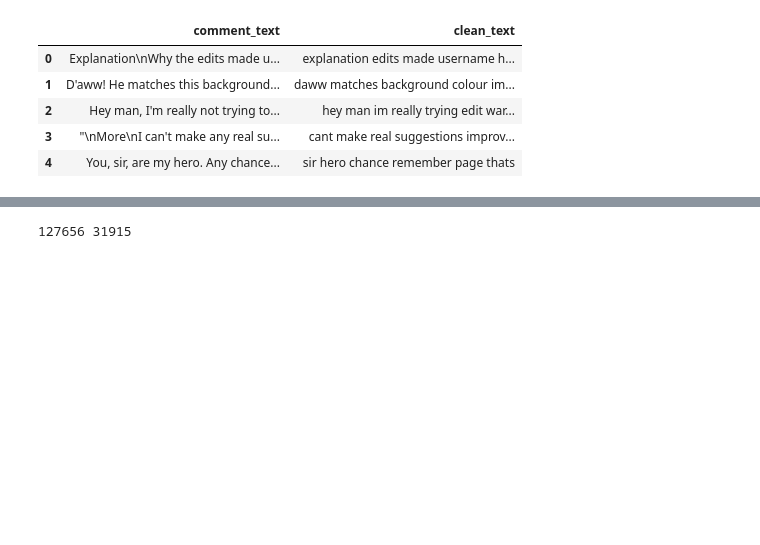
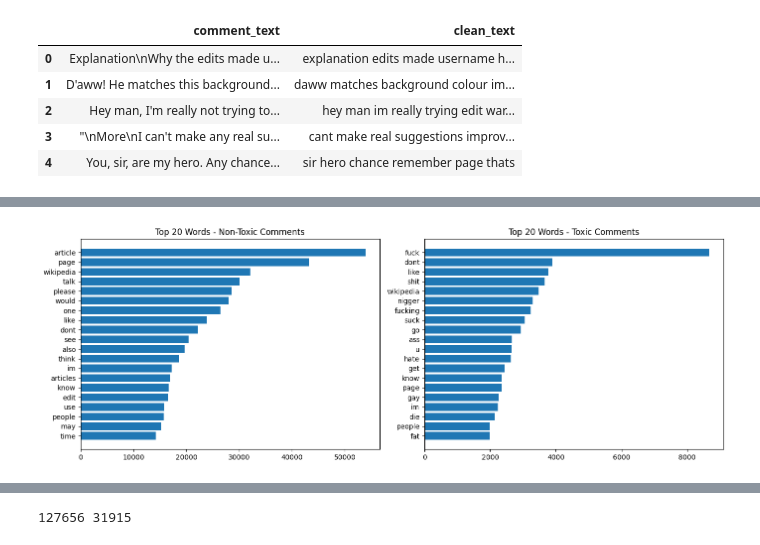
Before and after one commit to jasrulete/toxic-comment-detector, a Jupyter notebook: notebooks/toxic_comment_training.ipynb, the cells around one changed output, grey strips where cells are left out. Cells and saved outputs as stored; diff of their text form; code cells hidden in the pictures; blank space fills up the shorter version.

```diff
--- a/notebooks/toxic_comment_training.ipynb
+++ b/notebooks/toxic_comment_training.ipynb
@@ -72,0 +145,24 @@ df[["comment_text", "clean_text"]].head() # Compare original and cleaned text
+# %%
+# Top 20 words in toxic vs non-toxic comments
+from collections import Counter
+
+toxic_text = " ".join(df[df["label"] == 1]["clean_text"].dropna()).split()
+non_toxic_text = " ".join(df[df["label"] == 0]["clean_text"].dropna()).split()
+
+toxic_counts = Counter(toxic_text).most_common(20)
+non_toxic_counts = Counter(non_toxic_text).most_common(20)
+
+fig, axes = plt.subplots(1, 2, figsize=(14, 5))
+
+axes[0].barh([w for w, _ in non_toxic_counts], [c for _, c in non_toxic_counts])
+axes[0].set_title("Top 20 Words - Non-Toxic Comments")
+axes[0].invert_yaxis()
+
+axes[1].barh([w for w, _ in toxic_counts], [c for _, c in toxic_counts])
+axes[1].set_title("Top 20 Words - Toxic Comments")
+axes[1].invert_yaxis()
+
+plt.tight_layout()
+plt.show()
+# %% [output]
+[figure, added]
```
Also changed, not shown: parts of 13 cells of this notebook, 2 other files.
